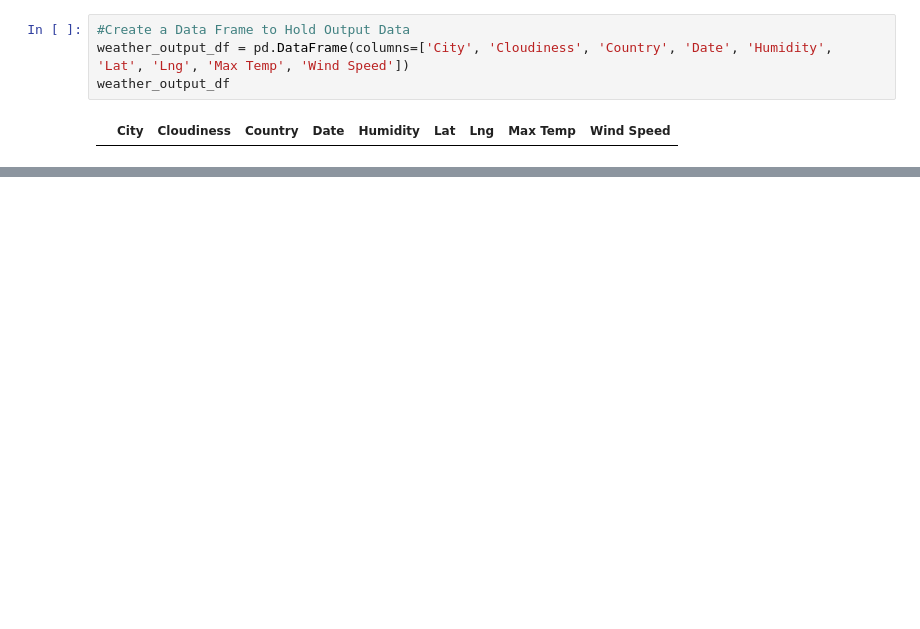
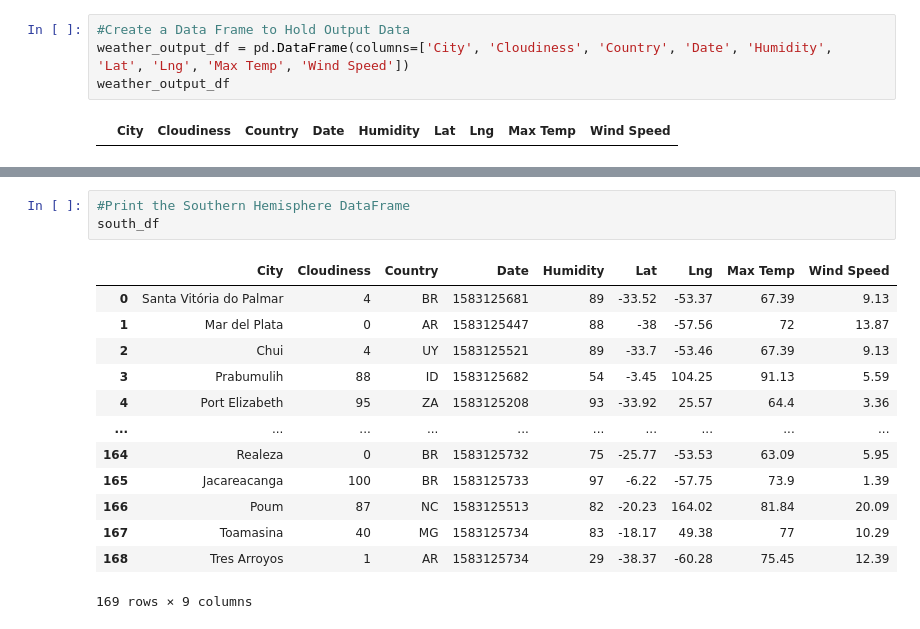
Before and after one commit to KotR9001/python-api-challenge, a Jupyter notebook: WeatherPy.ipynb, the cells around one changed output, grey strips where cells are left out. Drawn from its saved outputs; the diff is of its cells as text; blank space fills up the shorter version.

```diff
--- a/WeatherPy.ipynb
+++ b/WeatherPy.ipynb
@@ -239,0 +260,17 @@ There does not appear to be a correlation between the wind speed and latitude of
+# %%
+#Print the Southern Hemisphere DataFrame
+south_df
+# %% [output]
+|  | City | Cloudiness | Country | Date | Humidity | Lat | Lng | Max Temp | Wind Speed |
+| 0 | Santa Vitória do Palmar | 4 | BR | 1583125681 | 89 | -33.52 | -53.37 | 67.39 | 9.13 |
+| 1 | Mar del Plata | 0 | AR | 1583125447 | 88 | -38 | -57.56 | 72 | 13.87 |
+| 2 | Chui | 4 | UY | 1583125521 | 89 | -33.7 | -53.46 | 67.39 | 9.13 |
+| 3 | Prabumulih | 88 | ID | 1583125682 | 54 | -3.45 | 104.25 | 91.13 | 5.59 |
+| 4 | Port Elizabeth | 95 | ZA | 1583125208 | 93 | -33.92 | 25.57 | 64.4 | 3.36 |
+| ... | ... | ... | ... | ... | ... | ... | ... | ... | ... |
+| 164 | Realeza | 0 | BR | 1583125732 | 75 | -25.77 | -53.53 | 63.09 | 5.95 |
+| 165 | Jacareacanga | 100 | BR | 1583125733 | 97 | -6.22 | -57.75 | 73.9 | 1.39 |
+| 166 | Poum | 87 | NC | 1583125513 | 82 | -20.23 | 164.02 | 81.84 | 20.09 |
+| 167 | Toamasina | 40 | MG | 1583125734 | 83 | -18.17 | 49.38 | 77 | 10.29 |
+| 168 | Tres Arroyos | 1 | AR | 1583125734 | 29 | -38.37 | -60.28 | 75.45 | 12.39 |
+169 rows × 9 columns
```
Also changed, not shown: parts of 12 cells of this notebook, 13 other files.
